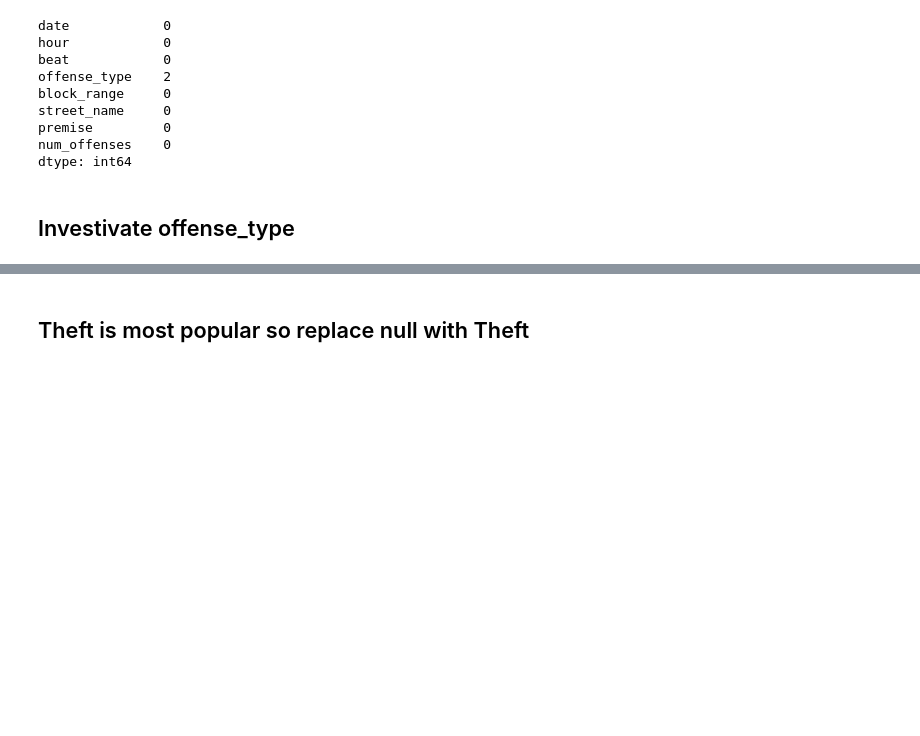
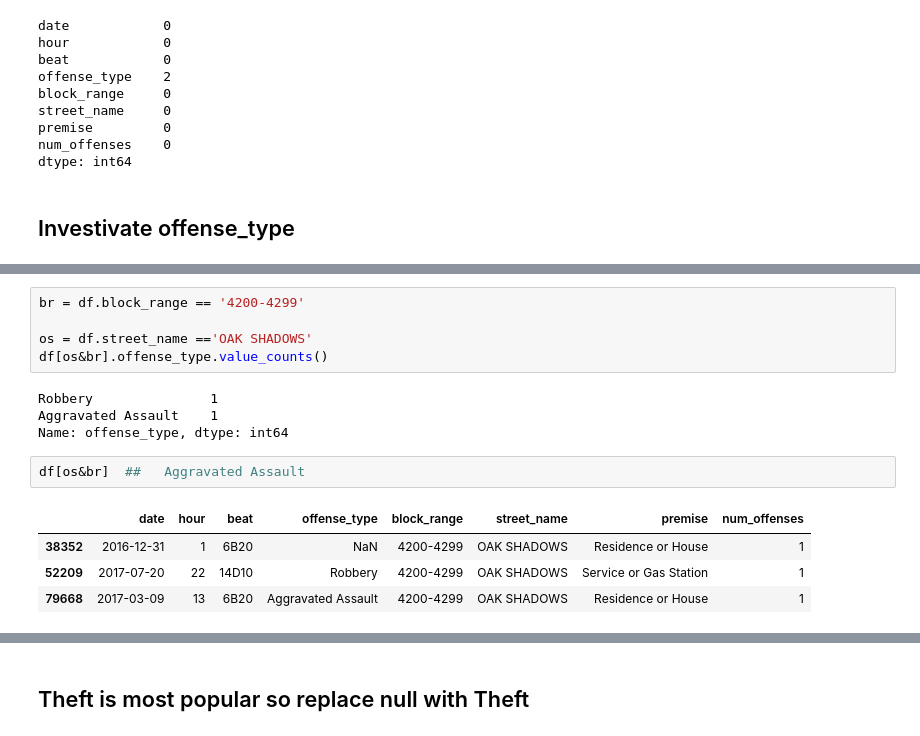
Before and after one commit to franksalas/Crime-Analysis, a Jupyter notebook: 01_data_clean/2017.ipynb, the cells around one changed output, grey strips where cells are left out. Saved outputs shown, nothing was run; the diff lists cells and outputs as text; blank space fills up the shorter version.

```diff
--- a/01_data_clean/2017.ipynb
+++ b/01_data_clean/2017.ipynb
@@ -610,0 +629,16 @@ dtype: int64
+# %%
+br = df.block_range == '4200-4299'
+
+os = df.street_name =='OAK SHADOWS'
+df[os&br].offense_type.value_counts()
+# %% [output]
+Robbery               1
+Aggravated Assault    1
+Name: offense_type, dtype: int64
+# %%
+df[os&br]  ## 	Aggravated Assault
+# %% [output]
+|  | date | hour | beat | offense_type | block_range | street_name | premise | num_offenses |
+| 38352 | 2016-12-31 | 1 | 6B20 | NaN | 4200-4299 | OAK SHADOWS | Residence or House | 1 |
+| 52209 | 2017-07-20 | 22 | 14D10 | Robbery | 4200-4299 | OAK SHADOWS | Service or Gas Station | 1 |
+| 79668 | 2017-03-09 | 13 | 6B20 | Aggravated Assault | 4200-4299 | OAK SHADOWS | Residence or House | 1 |
```
Also changed, not shown: parts of 14 cells of this notebook, 12 other files.
